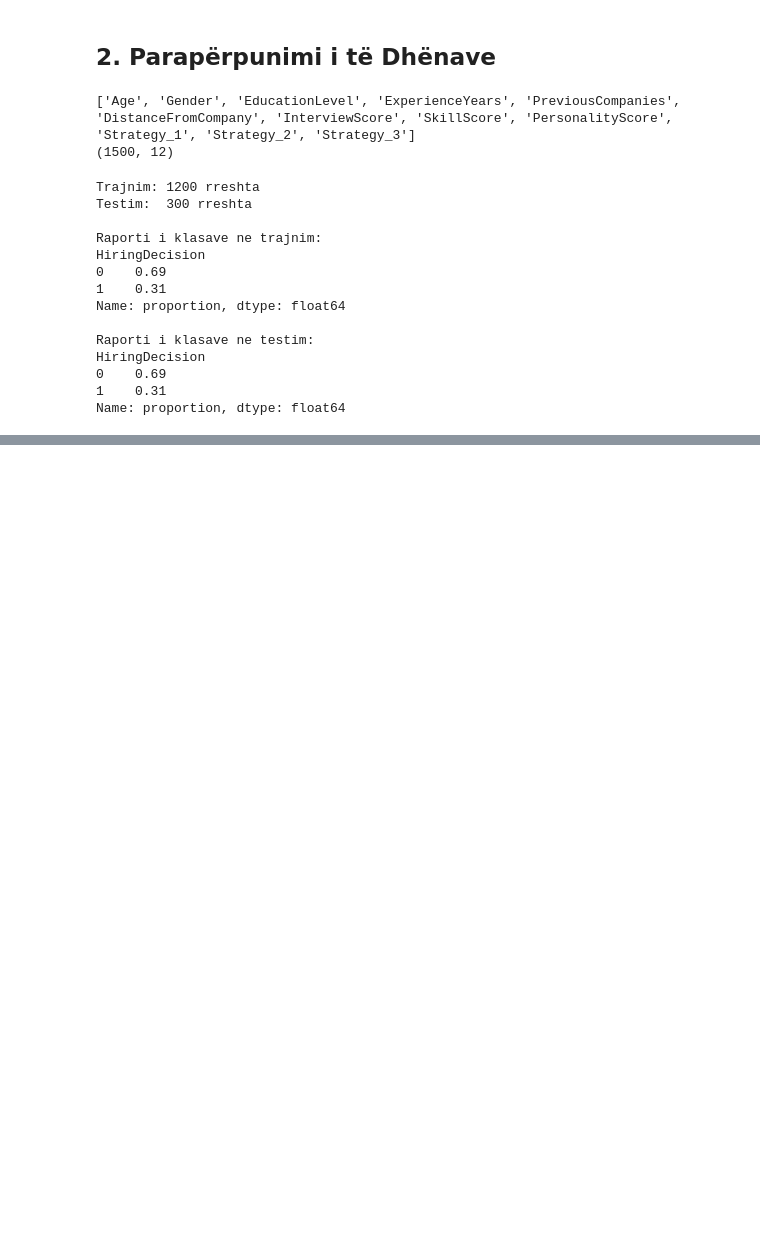
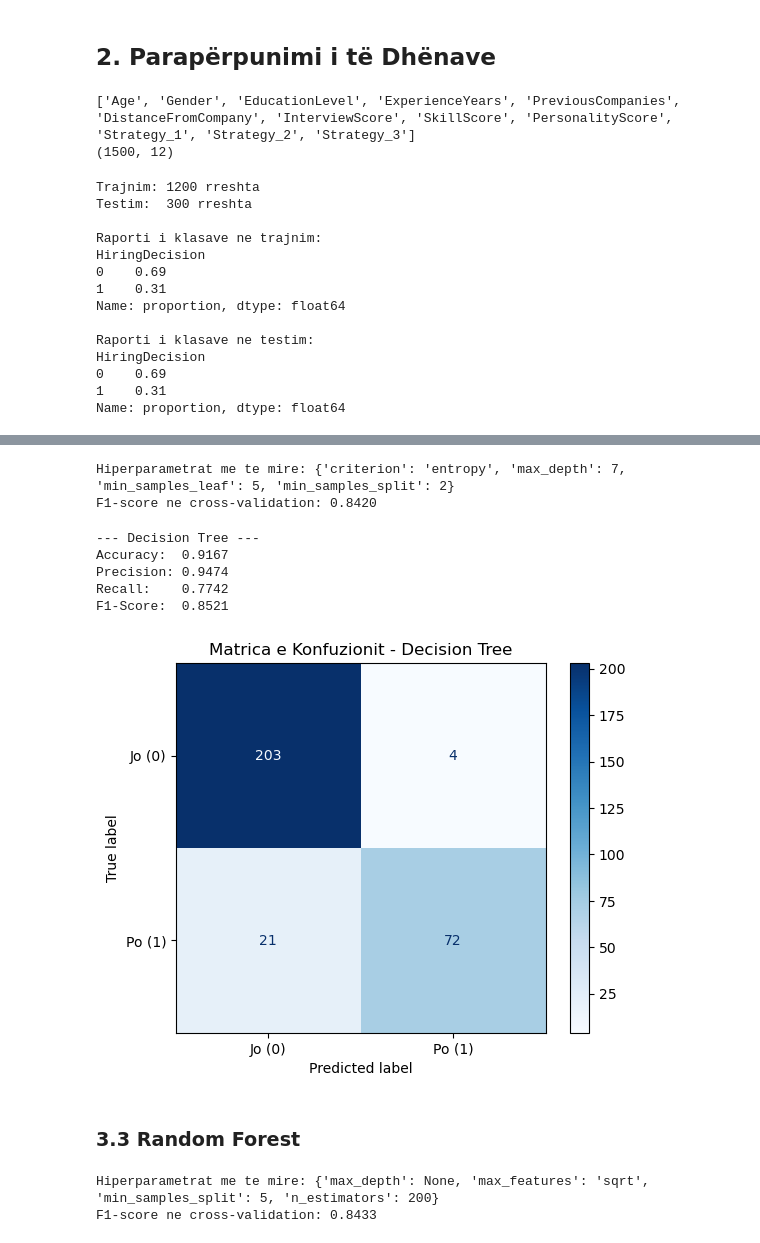
Before and after one commit to ArdianAsani/jobmatch-ml, a Jupyter notebook: notebooks/jobmatch_ml.ipynb, the cells around one changed output, grey strips where cells are left out. Cells and saved outputs as stored; diff of their text form; code cells hidden in the pictures; blank space fills up the shorter version.

```diff
--- a/notebooks/jobmatch_ml.ipynb
+++ b/notebooks/jobmatch_ml.ipynb
@@ -164,0 +252,48 @@ X_test_scaled = scaler.transform(X_test)
+# %%
+# 17. Klasifikuesi 2: Decision Tree
+param_grid_dt = {
+    'max_depth': [3, 5, 7, 10, None],
+    'min_samples_split': [2, 5, 10],
+    'min_samples_leaf': [1, 2, 5],
+    'criterion': ['gini', 'entropy']
+}
+
+grid_dt = GridSearchCV(DecisionTreeClassifier(random_state=42),
+                       param_grid_dt, cv=5, scoring='f1', n_jobs=-1)
+grid_dt.fit(X_train, y_train)   # pemet nuk kane nevoje per scaling
+
+print(f"Hiperparametrat me te mire: {grid_dt.best_params_}")
+print(f"F1-score ne cross-validation: {grid_dt.best_score_:.4f}")
+# %% [output]
+Hiperparametrat me te mire: {'criterion': 'entropy', 'max_depth': 7, 'min_samples_leaf': 5, 'min_samples_split': 2}
+F1-score ne cross-validation: 0.8420
+# %%
+# 18. Vleresimi i Decision Tree ne bashkesine e testimit
+y_pred_dt = vlereso_klasifikuesin('Decision Tree', grid_dt.best_estimator_, X_test, y_test)
+# %% [output]
+--- Decision Tree ---
+Accuracy:  0.9167
+Precision: 0.9474
+Recall:    0.7742
+F1-Score:  0.8521
+[figure, added]
+# %% [markdown]
+### 3.3 Random Forest
+# %%
+# 19. Klasifikuesi 3: Random Forest
+param_grid_rf = {
+    'n_estimators': [100, 200],
+    'max_depth': [5, 10, None],
+    'min_samples_split': [2, 5],
+    'max_features': ['sqrt', 'log2']
+}
+
+grid_rf = GridSearchCV(RandomForestClassifier(random_state=42),
+                       param_grid_rf, cv=5, scoring='f1', n_jobs=-1)
+grid_rf.fit(X_train, y_train)
+
+print(f"Hiperparametrat me te mire: {grid_rf.best_params_}")
+print(f"F1-score ne cross-validation: {grid_rf.best_score_:.4f}")
+# %% [output]
+Hiperparametrat me te mire: {'max_depth': None, 'max_features': 'sqrt', 'min_samples_split': 5, 'n_estimators': 200}
+F1-score ne cross-validation: 0.8433
```
Also changed, not shown: parts of 11 cells of this notebook.
